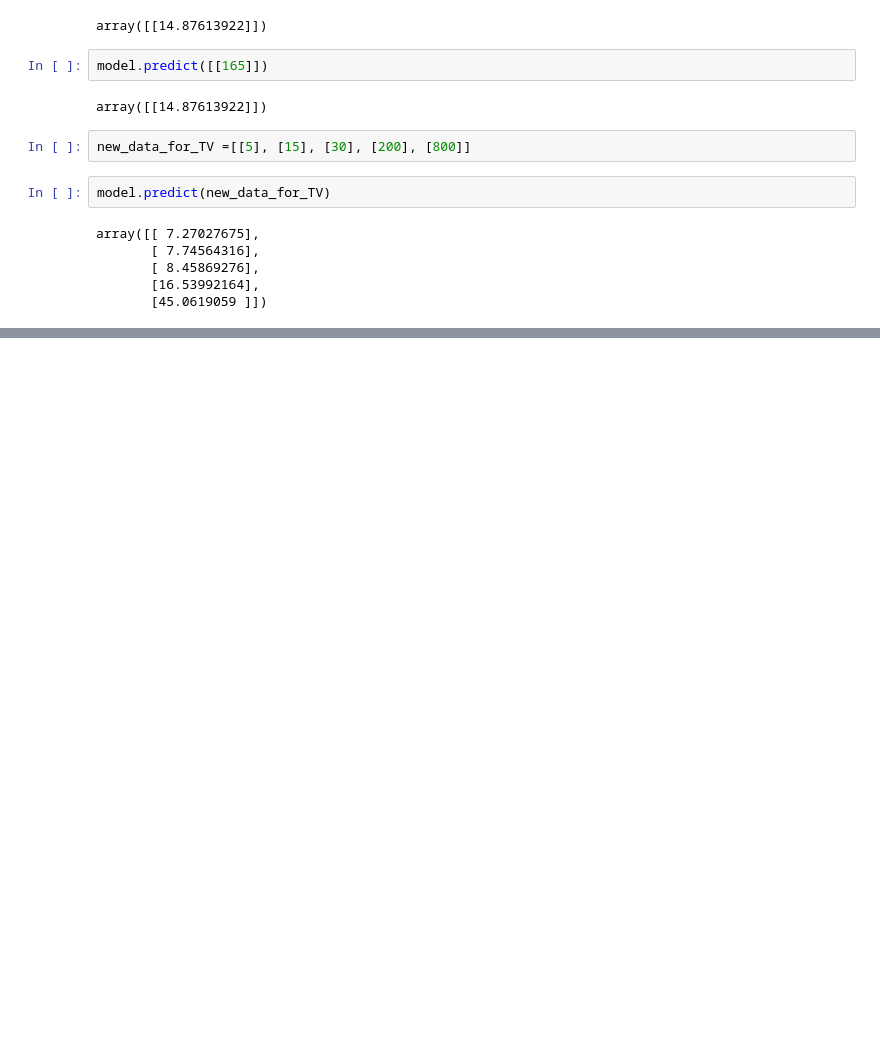
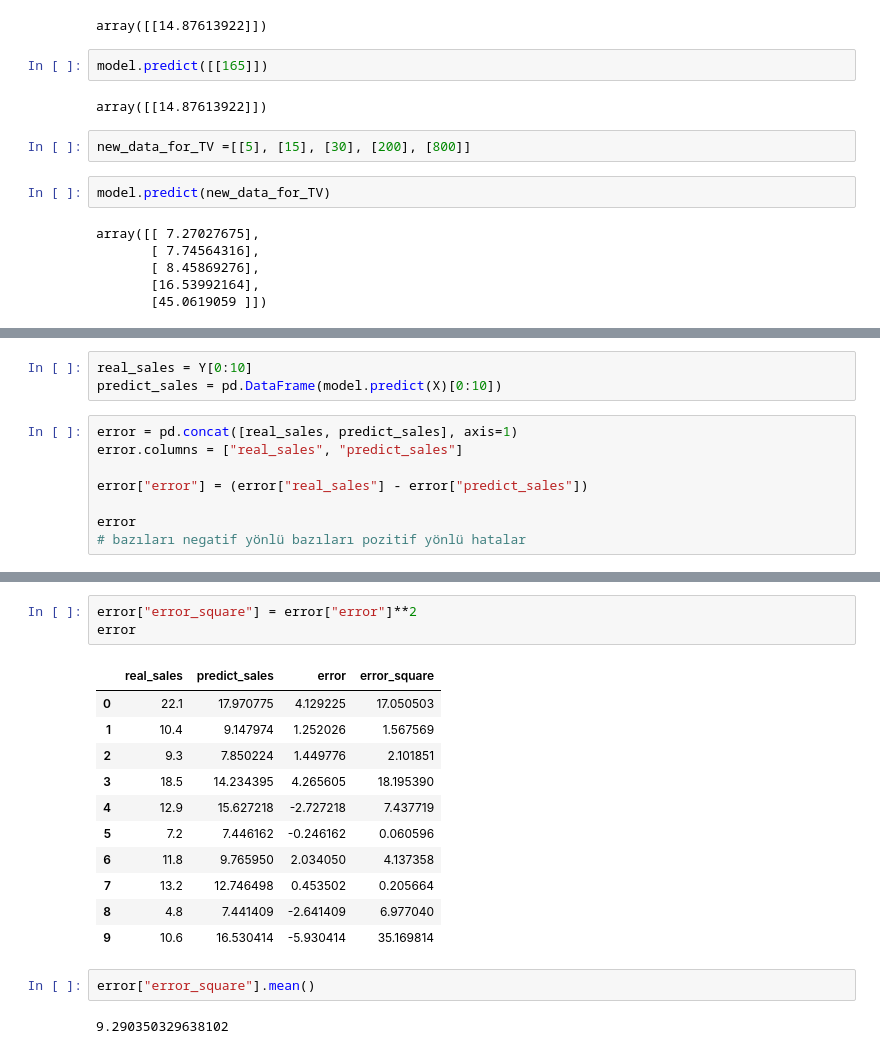
Before and after one commit to rai-shi/Machine-Learning-Gelecegi-Yazanlar, a Jupyter notebook: simple_linear_regression.ipynb, the cells around one changed output, grey strips where cells are left out. Saved outputs shown, nothing was run; the diff lists cells and outputs as text; blank space fills up the shorter version.

```diff
--- a/simple_linear_regression.ipynb
+++ b/simple_linear_regression.ipynb
@@ -183,0 +226,11 @@ array([[ 7.27027675],
+# %%
+real_sales = Y[0:10]
+predict_sales = pd.DataFrame(model.predict(X)[0:10])
+# %%
+error = pd.concat([real_sales, predict_sales], axis=1)
+error.columns = ["real_sales", "predict_sales"]
+
+error["error"] = (error["real_sales"] - error["predict_sales"])
+
+error
+# bazıları negatif yönlü bazıları pozitif yönlü hatalar
@@ -183,0 +249,19 @@ array([[ 7.27027675],
+# %%
+error["error_square"] = error["error"]**2
+error
+# %% [output]
+|  | real_sales | predict_sales | error | error_square |
+| 0 | 22.1 | 17.970775 | 4.129225 | 17.050503 |
+| 1 | 10.4 | 9.147974 | 1.252026 | 1.567569 |
+| 2 | 9.3 | 7.850224 | 1.449776 | 2.101851 |
+| 3 | 18.5 | 14.234395 | 4.265605 | 18.195390 |
+| 4 | 12.9 | 15.627218 | -2.727218 | 7.437719 |
+| 5 | 7.2 | 7.446162 | -0.246162 | 0.060596 |
+| 6 | 11.8 | 9.765950 | 2.034050 | 4.137358 |
+| 7 | 13.2 | 12.746498 | 0.453502 | 0.205664 |
+| 8 | 4.8 | 7.441409 | -2.641409 | 6.977040 |
+| 9 | 10.6 | 16.530414 | -5.930414 | 35.169814 |
+# %%
+error["error_square"].mean()
+# %% [output]
+9.290350329638102
```
Also changed, not shown: parts of 6 cells of this notebook.
